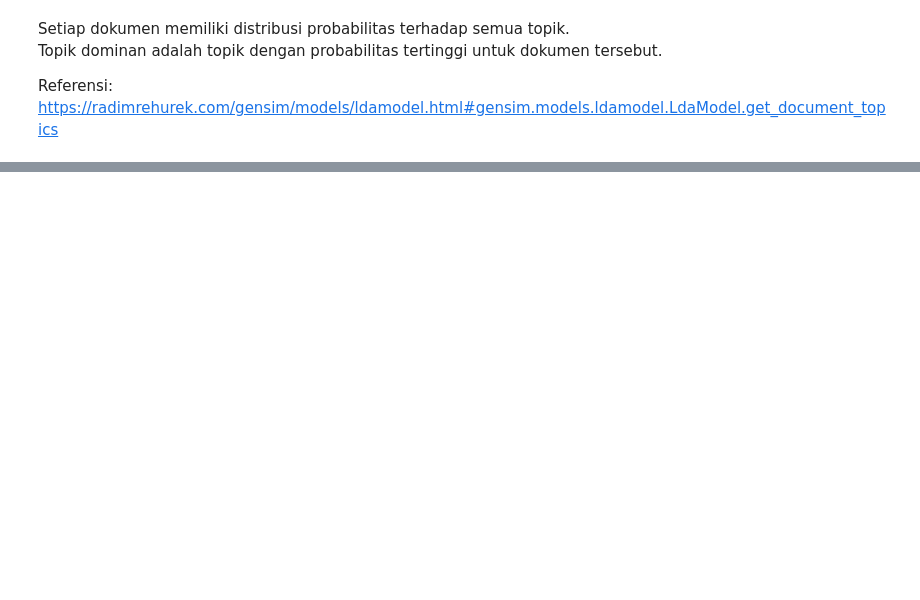
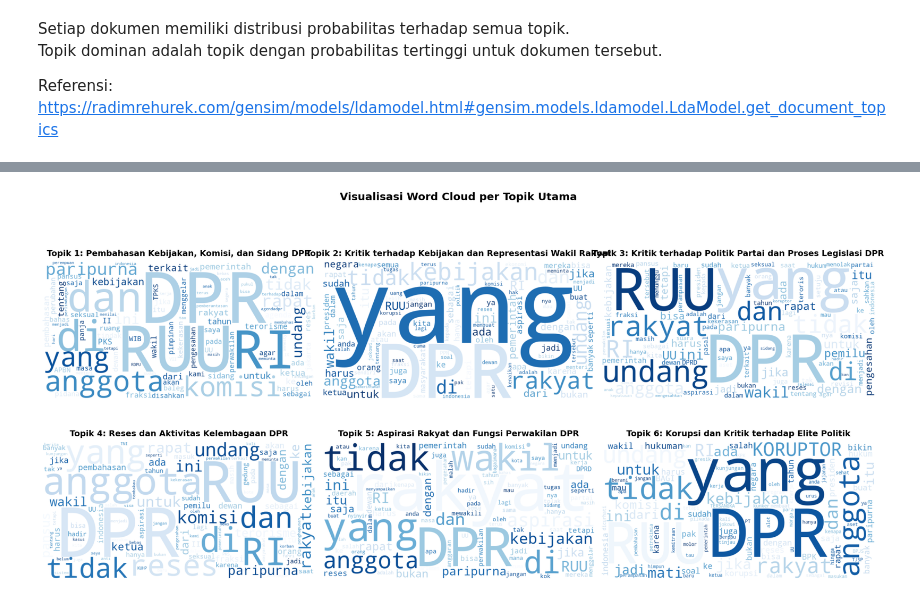
Before and after one commit to riaaazh/TugasAkhir, a Jupyter notebook: topic-modelling/topicmodeling_lda.ipynb, the cells around one changed output, grey strips where cells are left out. Drawn from its saved outputs; the diff is of its cells as text; code cells hidden in the pictures; blank space fills up the shorter version.

```diff
--- a/topic-modelling/topicmodeling_lda.ipynb
+++ b/topic-modelling/topicmodeling_lda.ipynb
@@ -396,0 +950,65 @@ Disimpan: lda_topic_distribution.png
+# %%
+# 20. Word Cloud untuk Setiap Topik (Versi Fix)
+
+# 1. Install library wordcloud jika belum ada
+import sys
+import subprocess
+
+try:
+    from wordcloud import WordCloud
+except ImportError:
+    print("Menginstall wordcloud...")
+    subprocess.check_call([sys.executable, "-m", "pip", "install", "wordcloud"])
+    print("wordcloud berhasil diinstall")
+    from wordcloud import WordCloud
+
+import matplotlib.pyplot as plt
+import pandas as pd
+
+# 2. Load data hasil LDA
+# Pastikan file ini ada di folder yang sama
+df_final = pd.read_csv('lda_negative_results.csv')
+
+# 3. Setup figure (Grid 2 baris x 3 kolom untuk 6 topik)
+fig, axes = plt.subplots(2, 3, figsize=(20, 10))
+axes = axes.flatten()
+
+# Judul untuk setiap topik
+topic_titles = [
+    "Topik 1: Pembahasan Kebijakan, Komisi, dan Sidang DPR",
+    "Topik 2: Kritik terhadap Kebijakan dan Representasi Wakil Rakyat",
+    "Topik 3: Kritik terhadap Politik Partai dan Proses Legislasi DPR",
+    "Topik 4: Reses dan Aktivitas Kelembagaan DPR",
+    "Topik 5: Aspirasi Rakyat dan Fungsi Perwakilan DPR",
+    "Topik 6: Korupsi dan Kritik terhadap Elite Politik"
+]
+
+# 4. Loop membuat Word Cloud untuk tiap topik
+for i in range(1, 7):
+    # Filter teks hanya untuk topik ini
+    texts = df_final[df_final['dominant_topic'] == i]['teks_processed']
+
+    # Gabungkan semua teks jadi satu string panjang
+    text_combined = " ".join(texts)
+
+    # Buat Word Cloud
+    wordcloud = WordCloud(
+        width=800,
+        height=400,
+        background_color='white',
+        max_words=100, # Ambil 100 kata teratas
+        colormap='Blues', # Warna biru profesional
+        collocations=False # Hindari kata berulang yang berdampingan
+    ).generate(text_combined)
+
+    # Plot ke axes
+    ax = axes[i-1] # Index mulai dari 0
+    ax.imshow(wordcloud, interpolation='bilinear')
+    ax.set_title(topic_titles[i-1], fontsize=14, fontweight='bold', pad=10)
+    ax.axis('off') # Hilangkan koordinat angka
+
+plt.suptitle("Visualisasi Word Cloud per Topik Utama", fontsize=18, fontweight='bold', y=1.02)
+plt.tight_layout()
+plt.show()
+# %% [output]
+[figure, added]
```
Also changed, not shown: parts of 23 cells of this notebook, 14 other files.
